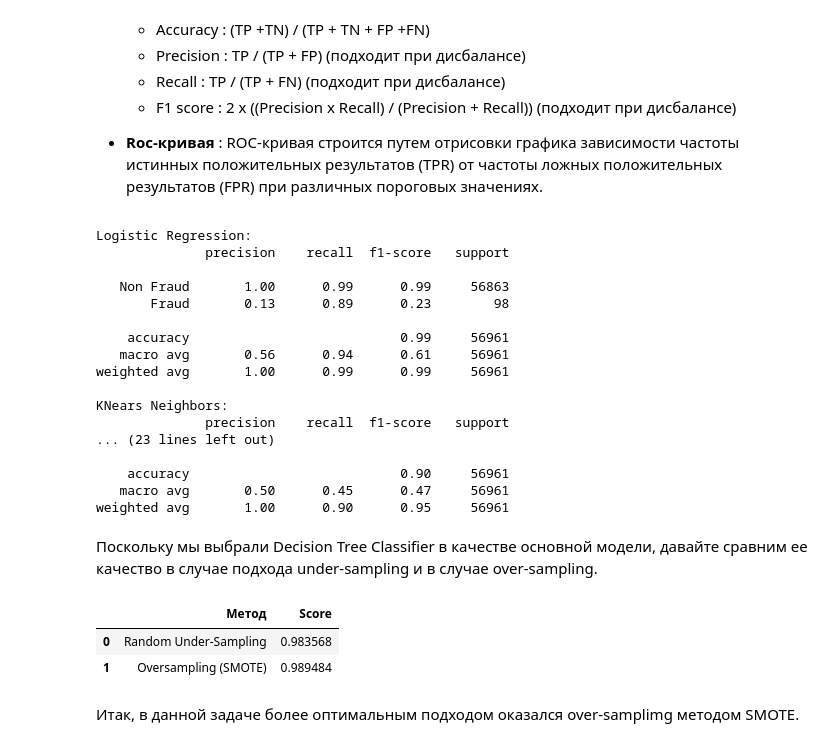
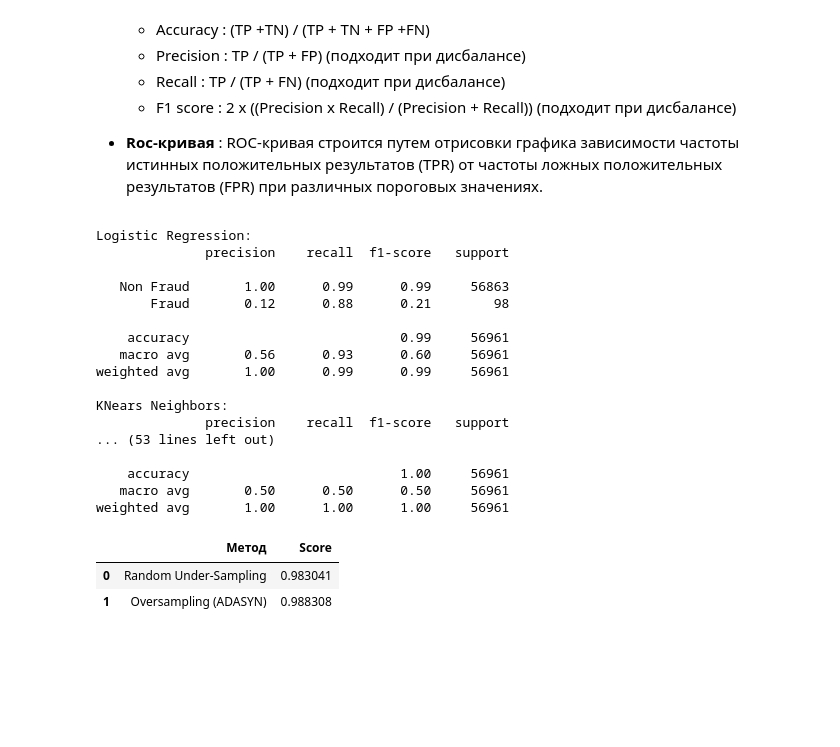
Before and after one commit to Rangulov/PhMathInfo, a Jupyter notebook: ФМИ_Disbalanced_dataset_Part_2.ipynb, the cells around one changed output. Saved outputs shown, nothing was run; the diff lists cells and outputs as text; code cells hidden in the pictures; blank space fills up the shorter version.

```diff
--- a/ФМИ_Disbalanced_dataset_Part_2.ipynb
+++ b/ФМИ_Disbalanced_dataset_Part_2.ipynb
@@ -512,6 +615,6 @@ def plot_learning_curves(estimator1, estimator2, estimator3, estimator4, X, y, y
     return plt
 # %%
 cv = ShuffleSplit(n_splits=100, test_size=0.2, random_state=42)
-plot_learning_curves(log_reg, knears_neighbors, svc, tree_clf, X_train, y_train)
+plot_learning_curves(log_reg, knears_neighbors, svc, tree_clf, gbc_clf, RFC_clf, MLP_clf, X_train, y_train)
 # %% [output]
 <module 'matplotlib.pyplot' from '/usr/local/lib/python3.12/dist-packages/matplotlib/pyplot.py'>
@@ -518,0 +678,3 @@ plot_learning_curves(log_reg, knears_neighbors, svc, tree_clf, X_train, y_train)
+# %%
+cv = ShuffleSplit(n_splits=100, test_size=0.2, random_state=42)
+plot_learning_curves(log_reg, knears_neighbors, svc, tree_clf, gbc_clf, RFC_clf, MLP_clf, X_train, y_train)
@@ -703,29 +899,26 @@ Classifiers: DecisionTreeClassifier Has a training score of, 98.59 % accuracy sc
 # %%
-# taking a fold of a data to do GridSearchCV for best parameters for SMOTE
+# taking a fold of a data to do RandomSearchCV for best parameters for ADASYN
 for train_index, test_index in sss.split(X, y):
     original_Xtrain, original_Xtest = X.iloc[train_index], X.iloc[test_index]
     original_ytrain, original_ytest = y.iloc[train_index], y.iloc[test_index]
 
 # creating a ML pipeline
 model = Pipeline([
-        ('sampling', SMOTE(sampling_strategy=0.01)),
+        ('sampling', ADASYN(sampling_strategy=0.01)),
         ('Random',RandomUnderSampler(sampling_strategy=0.5)),
         ('classification', log_reg)
     ])
 
-# Running GridSearchCV on our ML pipeline by varying the k_neighbors from 1 to 10
-# to find the best k_neighbors parameter value
-# NOTE :- in paramgrid use above key + 2 _ followed by parameter
-SMOTE_KN = GridSearchCV(model,{'sampling__k_neighbors':list(range(1,10))})
-SMOTE_KN.fit(original_Xtrain,original_ytrain)
+ADASYN_KN = GridSearchCV(model,{'sampling__n_neighbors':list(range(1,10))})
+ADASYN_KN.fit(original_Xtrain,original_ytrain)
 
-print(SMOTE_KN.best_estimator_)
-print(SMOTE_KN.best_score_)
-print(SMOTE_KN.best_params_)
+print(ADASYN_KN.best_estimator_)
+print(ADASYN_KN.best_score_)
+print(ADASYN_KN.best_params_)
 
-# Training logistic regression classifier using SMOTE best parameter value for k_neighbors parameter
-log_reg_score = cross_val_score(SMOTE_KN.best_estimator_, original_Xtrain, original_ytrain, cv=5)
+# Training logistic regression classifier using ADASYN best parameter value for k_neighbors parameter
+log_reg_score = cross_val_score(ADASYN_KN.best_estimator_, original_Xtrain, original_ytrain, cv=5)
 
 # printing the mean accuracy score
-print(f'Logistic Regression Cross Validation Score: {round(log_reg_score.mean() * 100, 2)}%')
+print(f'RandomForestClassifier Cross Validation Score: {round(log_reg_score.mean() * 100, 2)}%')
 # %% [output]
@@ -738,9 +931,9 @@ Logistic Regression Cross Validation Score: 98.78%
 # %%
 labels = ['Non Fraud', 'Fraud']
 
-best_est = SMOTE_KN.best_estimator_
-smote_prediction = best_est.predict(original_Xtest)
-print(classification_report(original_ytest, smote_prediction, target_names=labels))
+best_est = ADASYN_KN.best_estimator_
+ADASYN_prediction = best_est.predict(original_Xtest)
+print(classification_report(original_ytest, ADASYN_prediction, target_names=labels))
 # %% [output]
               precision    recall  f1-score   support
 
@@ -853,46 +1072,57 @@ print('Decision Tree Classifier:')
 #
 y_pred=  tree_clf.predict(original_Xtest)
 print(classification_report(original_ytest, y_pred, target_names=labels))
+
+print('GradientBoostingClassifier:')
+#
+y_pred=  gbc_clf.predict(original_Xtest)
+print(classification_report(original_ytest, y_pred, target_names=labels))
+
+print('RandomForestClassifier:')
+#
+y_pred=  RFC_clf.predict(original_Xtest)
+print(classification_report(original_ytest, y_pred, target_names=labels))
+
+print('MLPClassifier:')
+#
+y_pred=  MLP_clf.predict(original_Xtest)
+print(classification_report(original_ytest, y_pred, target_names=labels))
 # %% [output]
 Logistic Regression:
               precision    recall  f1-score   support
 
    Non Fraud       1.00      0.99      0.99     56863
-       Fraud       0.13      0.89      0.23        98
+       Fraud       0.12      0.88      0.21        98
 
     accuracy                           0.99     56961
-   macro avg       0.56      0.94      0.61     56961
+   macro avg       0.56      0.93      0.60     56961
 weighted avg       1.00      0.99      0.99     56961
 
 KNears Neighbors:
               precision    recall  f1-score   support
-... (23 lines left out)
+... (53 lines left out)
 
-    accuracy                           0.90     56961
-   macro avg       0.50      0.45      0.47     56961
-weighted avg       1.00      0.90      0.95     56961
+    accuracy                           1.00     56961
+   macro avg       0.50      0.50      0.50     56961
+weighted avg       1.00      1.00      1.00     56961
-# %% [markdown]
-Поскольку мы выбрали Decision Tree Classifier в качестве основной модели, давайте сравним ее качество в случае подхода under-sampling и в случае over-sampling.
 # %%
 # Логистическая регрессия с under-sampling
 y_pred = log_reg.predict(original_Xtest)
 undersample_score = accuracy_score(original_ytest, y_pred)
 
 # Логистическая регрессия с over-sampling
 y_pred_sm = best_est.predict(original_Xtest)
 oversample_score = accuracy_score(original_ytest, y_pred_sm)
 
-d = {'Метод': ['Random Under-Sampling', 'Oversampling (SMOTE)'], 'Score': [undersample_score, oversample_score]}
+d = {'Метод': ['Random Under-Sampling', 'Oversampling (ADASYN)'], 'Score': [undersample_score, oversample_score]}
 final_df = pd.DataFrame(data=d)
 
 score = final_df['Score']
 final_df.drop('Score', axis=1, inplace=True)
 final_df.insert(1, 'Score', score)
 
 final_df
 # %% [output]
 |  | Метод | Score |
-| 0 | Random Under-Sampling | 0.983568 |
-| 1 | Oversampling (SMOTE) | 0.989484 |
+| 0 | Random Under-Sampling | 0.983041 |
+| 1 | Oversampling (ADASYN) | 0.988308 |
-# %% [markdown]
-Итак, в данной задаче более оптимальным подходом оказался over-samplimg методом SMOTE.
```
Also changed, not shown: parts of 33 cells of this notebook.
